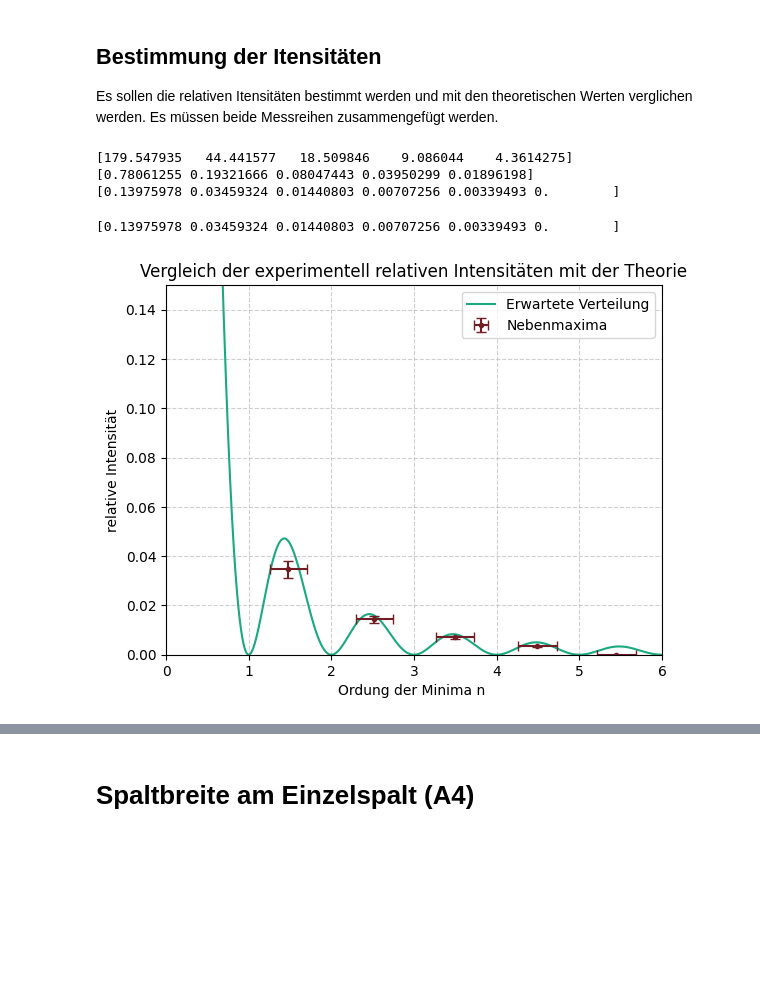
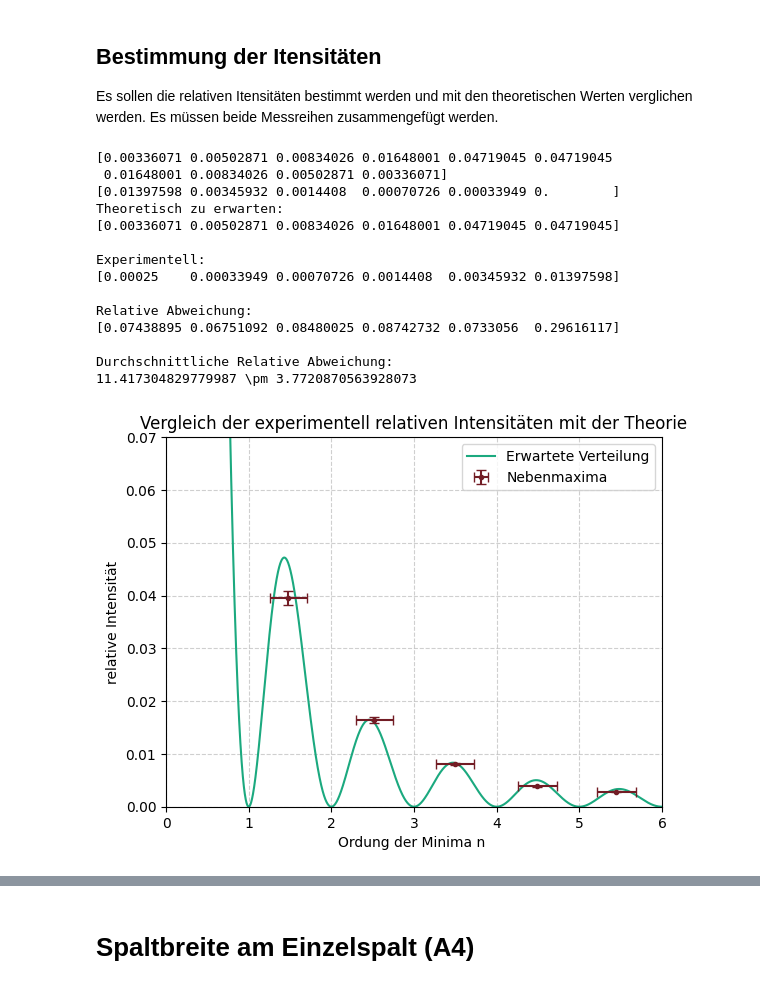
Before and after one commit to FinnZeumer/PAP-2, a Jupyter notebook: Versuche/233/Python/cleaned_code_V233.ipynb, the cells around one changed output, grey strips where cells are left out. Drawn from its saved outputs; the diff is of its cells as text; code cells hidden in the pictures; blank space fills up the shorter version.

```diff
--- a/Versuche/233/Python/cleaned_code_V233.ipynb
+++ b/Versuche/233/Python/cleaned_code_V233.ipynb
@@ -1380,14 +1380,10 @@ for i in np.arange(0,5):
     int_abs_arim[4-i] = 0.5 * (int_abs_M2[i] + int_abs_M2[9-i])
     err_int_abs_arim[i] = int_abs_arim[i] * np.sqrt(2) * err_rel_proz
 
-print(int_abs_arim)
-
 #Berechnung der Quotienten
 int_rel_arim = int_abs_arim/int_abs_arim[0]
 int_rel_arim = int_abs_arim/int0
 err_int_rel_arim = int_rel_arim * np.sqrt(2) * err_rel_proz
-
-print(int_rel_arim)
 
 int_rel_comb = np.zeros(6)
 err_int_rel_comb = np.zeros(6)
@@ -1400,18 +1396,49 @@ err_int_rel_comb[1] = np.mean(err_rel_int_1)
 
 #Finale Ergebnisse
 for i in np.arange(0,5):
-    int_rel_comb[i] = int_rel_arim[i] * np.mean(rel_int_1) * 10
+    int_rel_comb[i] = int_rel_arim[i] * np.mean(rel_int_1)
     err_int_rel_comb[i] = int_rel_comb[i] * 2 * err_rel_proz
 
+print((rel_inten_theo))
 print(int_rel_comb)
+
+int_rel_comb[5] = 0.002/8
+err_int_rel_comb[5] =int_rel_comb[5] * 2 * err_rel_proz
+
+print(f'Theoretisch zu erwarten: \n{np.sort(rel_inten_theo[0:6])} \n')
+print(f'Experimentell: \n{np.sort(int_rel_comb)} \n')
+
+print(f'Relative Abweichung: \n{(np.sort(int_rel_comb)/np.sort(rel_inten_theo[0:6]))} \n')
+
+korr_term = np.mean((np.sort(rel_inten_theo[0:6]/np.sort(int_rel_comb))))
+err_korr_term = np.std((np.sort(rel_inten_theo[0:6]/np.sort(int_rel_comb))))
+
+print(f'Durchschnittliche Relative Abweichung: \n{korr_term} \\pm {err_korr_term} \n')
+
+# print(f'Experimentelle ungenauigkeit: \n{np.sort(int_rel_comb)} \n')
+# print(f'Standardabweichung der Itensitäten: \n{abw_inten}')
 # %% [output]
-[179.547935   44.441577   18.509846    9.086044    4.3614275]
-[0.78061255 0.19321666 0.08047443 0.03950299 0.01896198]
-[0.13975978 0.03459324 0.01440803 0.00707256 0.00339493 0.        ]
+[0.00336071 0.00502871 0.00834026 0.01648001 0.04719045 0.04719045
+ 0.01648001 0.00834026 0.00502871 0.00336071]
+[0.01397598 0.00345932 0.0014408  0.00070726 0.00033949 0.        ]
+Theoretisch zu erwarten:
+[0.00336071 0.00502871 0.00834026 0.01648001 0.04719045 0.04719045]
+
+Experimentell:
+[0.00025    0.00033949 0.00070726 0.0014408  0.00345932 0.01397598]
+
+Relative Abweichung:
+[0.07438895 0.06751092 0.08480025 0.08742732 0.0733056  0.29616117]
+
+Durchschnittliche Relative Abweichung:
+11.417304829779987 \pm 3.7720870563928073
 # %%
 aufgabe = 'GesmateBreite_ex-theo'
 folder = "./A2/"
 safe_folder = "../img/plots/"
+
+korr_int_rel_comb = int_rel_comb[1:] * korr_term
+korr_err_int_rel_comb = err_int_rel_comb[1:] * err_korr_term
 
 # ------------------------------------------------------------------------
 #   Vergleichsplot: Experiment vs Theorie
@@ -1422,38 +1449,37 @@ y = beugung_spalt(x)
 plt.plot(
     x,
     y,
     label="Erwartete Verteilung",
     color=hellgruen
     )
 
 # print(len(ord_max_berechnet[4:]))
 # print(len(int_rel_comb))
-print(int_rel_comb)
+# print(int_rel_comb)
 
 # Nebenmaxima nach Messreihe M2
 plt.errorbar(
     ord_max_berechnet[5:],
-    int_rel_comb[1:],
+    korr_int_rel_comb,
     xerr=err_ord_max_berechnet[5:],
-    yerr=err_int_rel_comb[1:],
+    yerr=korr_err_int_rel_comb,
     linestyle='None',
     marker='.',
     label = "Nebenmaxima",
     color = weinrot,
     capsize=3.5
 )
 
 plt.ylim((0,0.07))
 plt.xlim((0,6))
 plt.xlabel("Ordung der Minima n ")
 plt.ylabel("relative Intensität")
 plt.grid(True, which="both", linestyle="--", alpha=0.6)
 plt.legend()
 plt.title('Vergleich der experimentell relativen Intensitäten mit der Theorie')
 plt.savefig(f"{safe_folder}relative-Intensität{aufgabe}.pdf", dpi=300)
 # %% [output]
-[0.13975978 0.03459324 0.01440803 0.00707256 0.00339493 0.        ]
-[figure, old version]
+[figure, new version]
 # %%
 # ------------------------------------------------------------------------
 #   Latex-Export und StdAbweichung der relativen Intensitäten
```
Also changed, not shown: parts of 29 cells of this notebook, 25 other files.
